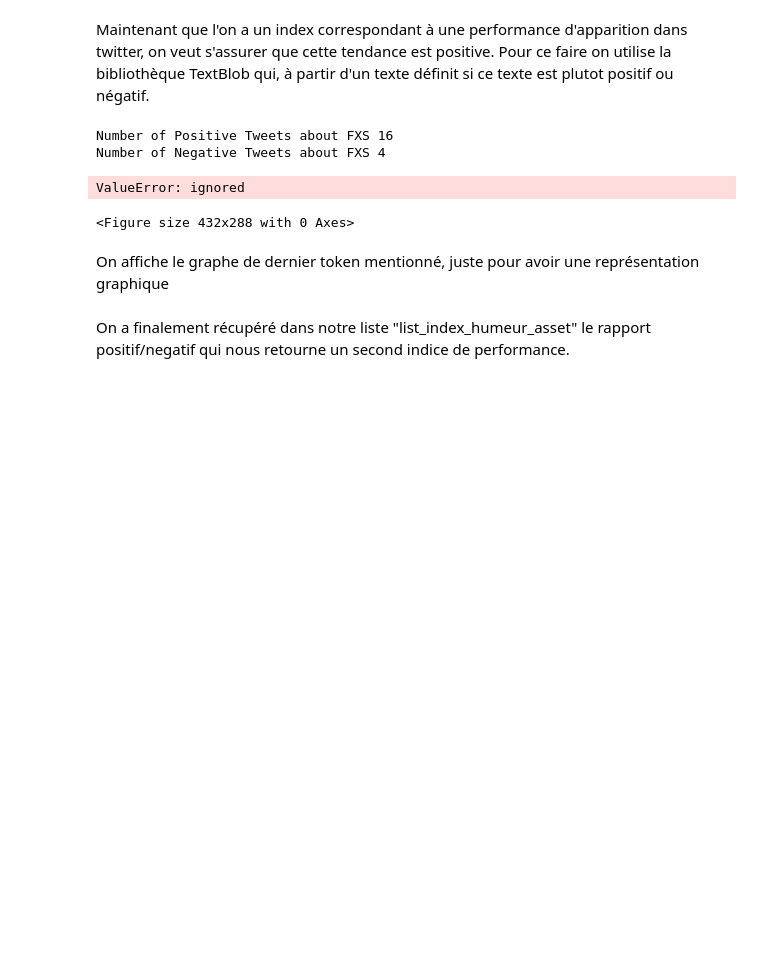
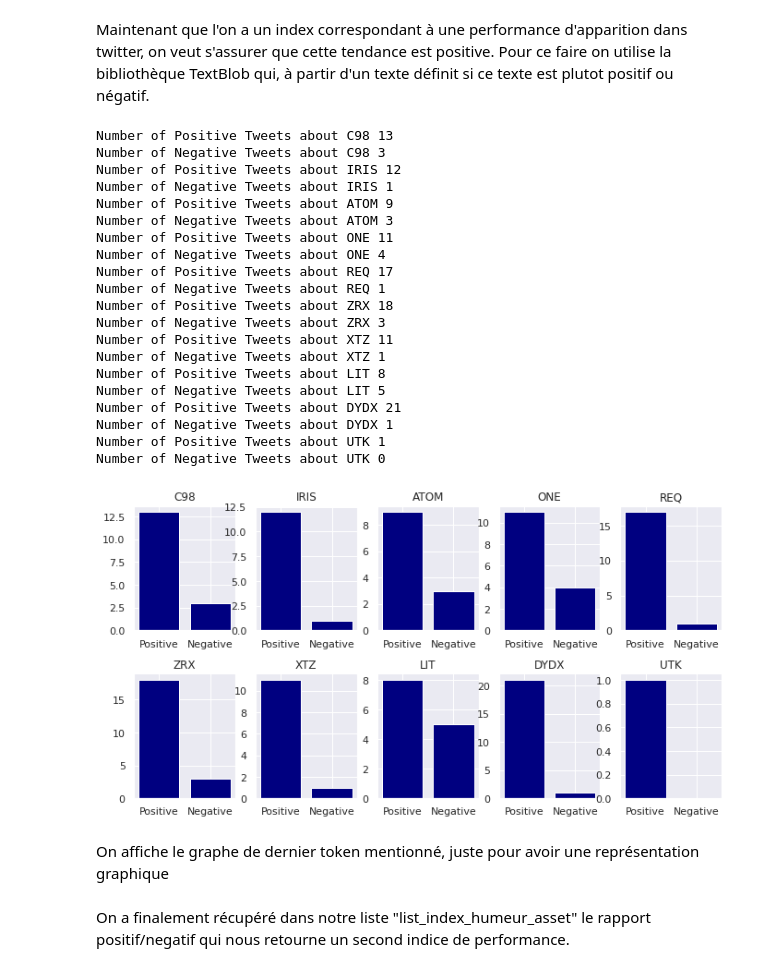
Before and after one commit to AxelBattut/BinanceAPI, a Jupyter notebook: TwitterDyor.ipynb, the cells around one changed output. Drawn from its saved outputs; the diff is of its cells as text; code cells hidden in the pictures; blank space fills up the shorter version.

```diff
--- a/TwitterDyor.ipynb
+++ b/TwitterDyor.ipynb
@@ -395,39 +395,63 @@ def get_related_tweets(key_word):
 
 #get_related_tweets("Dragon")
 # %%
+
 
 
 import seaborn as sns
 import matplotlib.pyplot as plt
 def get_sentiment(key_word):
     df = get_related_tweets(key_word)
     df['sentiment'] = df['tweet'].apply(lambda tweet: TextBlob(tweet).sentiment.polarity)
     df_pos = df[df['sentiment'] > 0.0]
     df_neg = df[df['sentiment'] < 0.0]
 
     print("Number of Positive Tweets about {}".format(key_word), len(df_pos))
     print("Number of Negative Tweets about {}".format(key_word), len(df_neg))
     sns.set()
     labels = ['Positive', 'Negative']
     heights = [len(df_pos), len(df_neg)]
-    for i in range(10):
-      plt.subplot(2, 1, i)
-      plt.bar(labels, heights, color = 'navy')
-      plt.title(key_word)
-      return (len(df_pos)/(len(df_neg)+1))
+    plt.bar(labels, heights, color = 'navy')
+    plt.title(key_word)
+    return (len(df_pos)/(len(df_neg)+1))
 
 
 #get_sentiment("$BTC")
 #return (len(df_pos)/len(df_neg))
 list_index_humeur_asset = []
 
-for i in range(10):
+for i in range(1,11):
+
+  plt.subplot(2, 5, i)
+  plt.subplots_adjust(left=0.125,
+                    bottom=0.1,
+                    right=1.6,
+                    top=1.2,
+                    wspace=0.2,
+                    hspace=0.35)
   list_index_humeur_asset.append(get_sentiment(results[i]))
 # %% [output]
-Number of Positive Tweets about FXS 16
-Number of Negative Tweets about FXS 4
+Number of Positive Tweets about C98 13
+Number of Negative Tweets about C98 3
+Number of Positive Tweets about IRIS 12
+Number of Negative Tweets about IRIS 1
+Number of Positive Tweets about ATOM 9
+Number of Negative Tweets about ATOM 3
+Number of Positive Tweets about ONE 11
+Number of Negative Tweets about ONE 4
+Number of Positive Tweets about REQ 17
+Number of Negative Tweets about REQ 1
+Number of Positive Tweets about ZRX 18
+Number of Negative Tweets about ZRX 3
+Number of Positive Tweets about XTZ 11
+Number of Negative Tweets about XTZ 1
+Number of Positive Tweets about LIT 8
+Number of Negative Tweets about LIT 5
+Number of Positive Tweets about DYDX 21
+Number of Negative Tweets about DYDX 1
+Number of Positive Tweets about UTK 1
+Number of Negative Tweets about UTK 0
-ValueError: ignored
-<Figure size 432x288 with 0 Axes>
+[figure, added]
 # %% [markdown]
 On affiche le graphe de dernier token mentionné, juste pour avoir une représentation graphique
 # %% [markdown]
```
Also changed, not shown: parts of 3 cells of this notebook.
